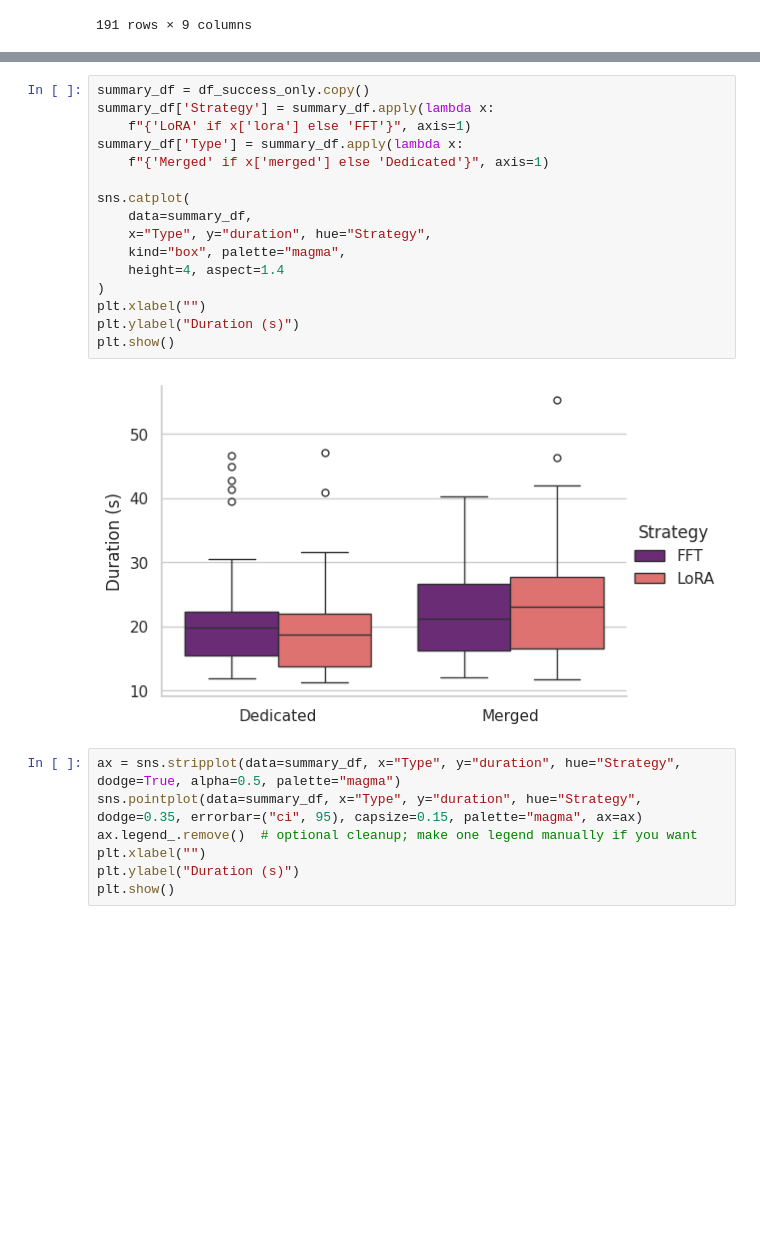
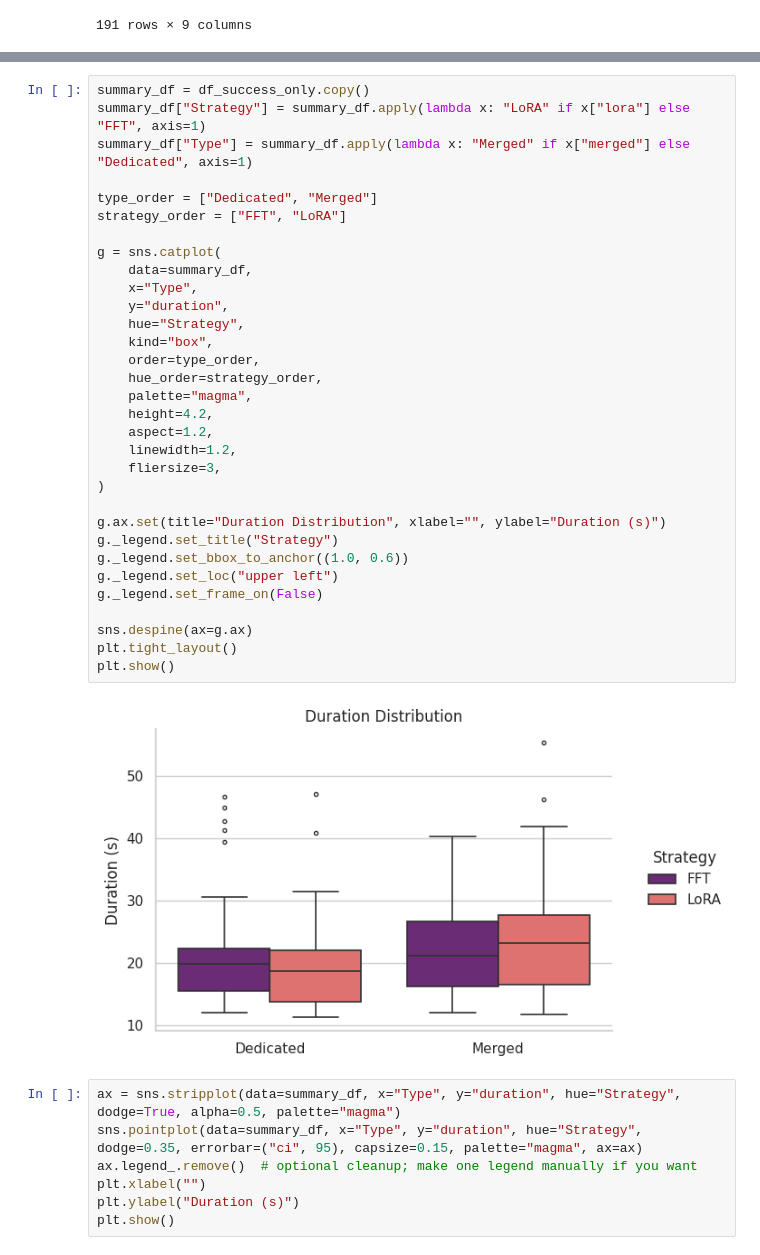
Before and after one commit to F-Fer/lerobot_ur5e_gello, a Jupyter notebook: notebooks/model_performance_analysis.ipynb, the cells around one changed output, grey strips where cells are left out. Saved outputs shown, nothing was run; the diff lists cells and outputs as text; blank space fills up the shorter version.

Commit message:
improve duration distribution plot

```diff
--- a/notebooks/model_performance_analysis.ipynb
+++ b/notebooks/model_performance_analysis.ipynb
@@ -419,24 +419,40 @@ plt.show()
 2   True   False  19.738034     LoRA  Dedicated
 3   True    True  23.864512     LoRA     Merged
 [figure]
-# %%
-summary_df = df_success_only.copy()
-summary_df['Strategy'] = summary_df.apply(lambda x:
-    f"{'LoRA' if x['lora'] else 'FFT'}", axis=1)
-summary_df['Type'] = summary_df.apply(lambda x:
-    f"{'Merged' if x['merged'] else 'Dedicated'}", axis=1)
-
-sns.catplot(
-    data=summary_df,
-    x="Type", y="duration", hue="Strategy",
-    kind="box", palette="magma",
-    height=4, aspect=1.4
-)
-plt.xlabel("")
-plt.ylabel("Duration (s)")
-plt.show()
-# %% [output]
-[figure, removed]
+# %%
+summary_df = df_success_only.copy()
+summary_df["Strategy"] = summary_df.apply(lambda x: "LoRA" if x["lora"] else "FFT", axis=1)
+summary_df["Type"] = summary_df.apply(lambda x: "Merged" if x["merged"] else "Dedicated", axis=1)
+
+type_order = ["Dedicated", "Merged"]
+strategy_order = ["FFT", "LoRA"]
+
+g = sns.catplot(
+    data=summary_df,
+    x="Type",
+    y="duration",
+    hue="Strategy",
+    kind="box",
+    order=type_order,
+    hue_order=strategy_order,
+    palette="magma",
+    height=4.2,
+    aspect=1.2,
+    linewidth=1.2,
+    fliersize=3,
+)
+
+g.ax.set(title="Duration Distribution", xlabel="", ylabel="Duration (s)")
+g._legend.set_title("Strategy")
+g._legend.set_bbox_to_anchor((1.0, 0.6))
+g._legend.set_loc("upper left")
+g._legend.set_frame_on(False)
+
+sns.despine(ax=g.ax)
+plt.tight_layout()
+plt.show()
+# %% [output]
+[figure, added]
 # %%
 ax = sns.stripplot(data=summary_df, x="Type", y="duration", hue="Strategy", dodge=True, alpha=0.5, palette="magma")
 sns.pointplot(data=summary_df, x="Type", y="duration", hue="Strategy", dodge=0.35, errorbar=("ci", 95), capsize=0.15, palette="magma", ax=ax)
```
Also changed, not shown: parts of 1 cell of this notebook.
